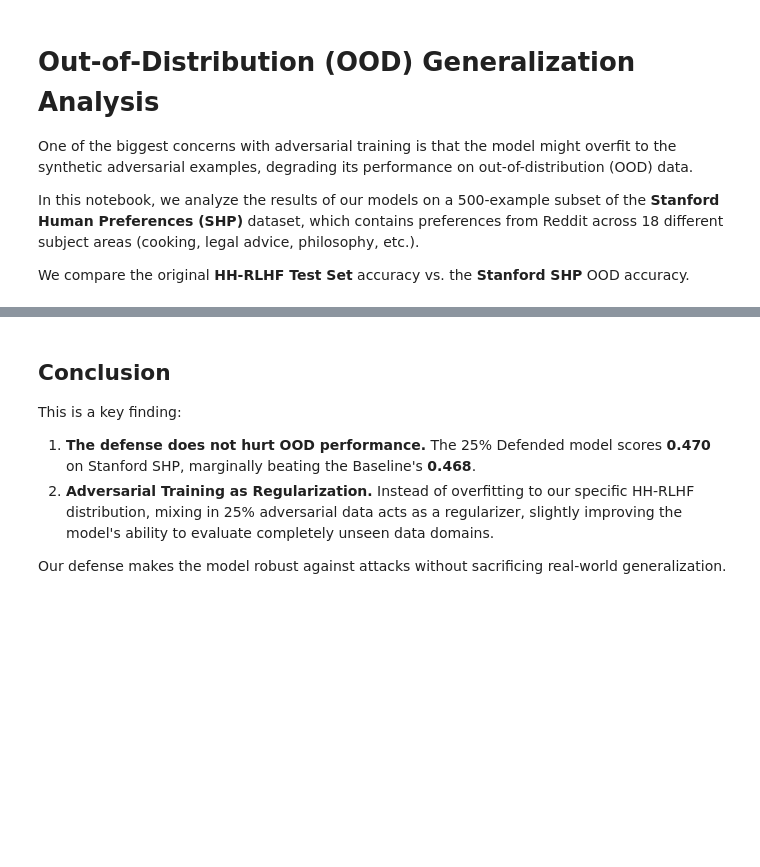
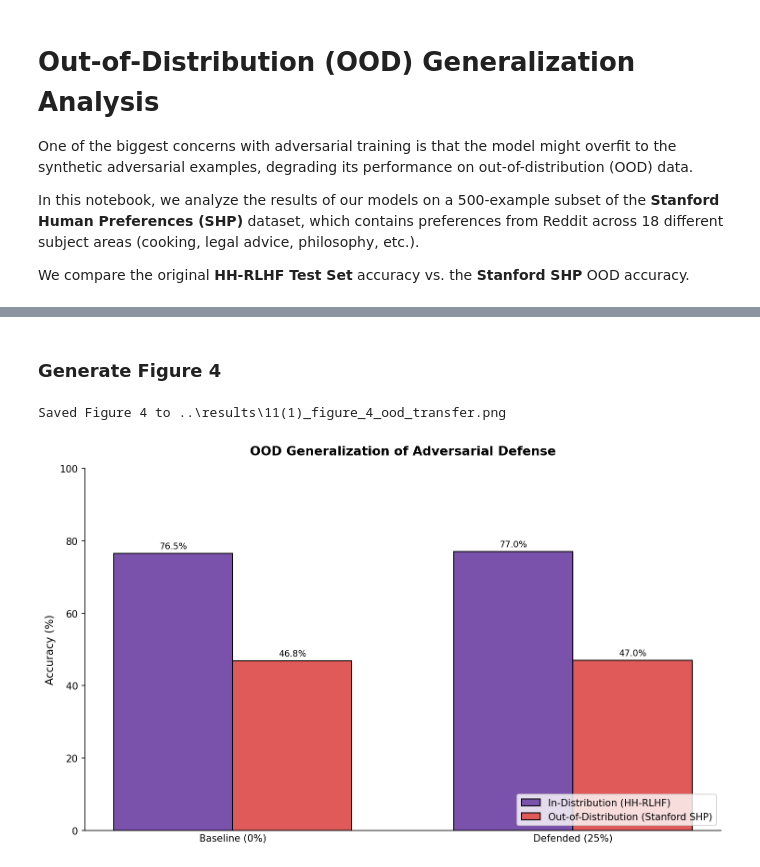
Before and after one commit to sakshi-kadian/sage, a Jupyter notebook: notebooks/11_ood_transfer.ipynb, the cells around one changed output, grey strips where cells are left out. Cells and saved outputs as stored; diff of their text form; code cells hidden in the pictures; blank space fills up the shorter version.

```diff
--- a/notebooks/11_ood_transfer.ipynb
+++ b/notebooks/11_ood_transfer.ipynb
@@ -19,24 +19,19 @@ plt.rcParams.update({
     'font.family': 'DejaVu Sans',
     'font.size': 10,
     'axes.titlesize': 13,
+    'axes.titleweight': 'bold',
+    'axes.titlepad': 14,
     'axes.labelsize': 11,
     'figure.dpi': 150,
 })
 
 os.makedirs('../results', exist_ok=True)
 # %%
-# Load OOD results produced by evaluate_ood.py
+# Load OOD results generated by src/evaluate_ood.py
 with open('../results/ood_results.json', 'r') as f:
     ood_data = json.load(f)
 
-# HH-RLHF clean test accuracy (from ablation results notebook)
-hh_rlhf_acc = {
-    'Baseline (0%)': 0.550,
-    '25% Defended': 0.560,
-}
-
-print('=== Performance Summary ===')
-for model in ['Baseline (0%)', '25% Defended']:
-    print(f"{model}:")
-    print(f"  In-Distribution (HH-RLHF): {hh_rlhf_acc[model]*100:.1f}%")
-    print(f"  Out-of-Distribution (SHP): {ood_data[model]*100:.1f}%")
+# Manually map the Clean Accuracy (ID) from Figure 3 / ablation_tradeoff.csv
+models = ['Baseline (0%)', 'Defended (25%)']
+id_accuracy = [76.5, 77.0]  # HH-RLHF accuracy
+ood_accuracy = [ood_data['Baseline (0%)'] * 100, ood_data['25% Defended'] * 100]
@@ -98,9 +38,45 @@ Saved Figure 4 to ..\results\11(1)_figure_4_ood_transfer.png
 # %% [markdown]
-## Conclusion
-
-This is a key finding:
-
-1. **The defense does not hurt OOD performance.** The 25% Defended model scores **0.470** on Stanford SHP, marginally beating the Baseline's **0.468**.
-2. **Adversarial Training as Regularization.** Instead of overfitting to our specific HH-RLHF distribution, mixing in 25% adversarial data acts as a regularizer, slightly improving the model's ability to evaluate completely unseen data domains.
-
-Our defense makes the model robust against attacks without sacrificing real-world generalization.
+### Generate Figure 4
+# %%
+x = np.arange(len(models))  # label locations
+width = 0.35  # width of the bars
+
+fig, ax = plt.subplots(figsize=(10, 6))
+
+rects1 = ax.bar(x - width/2, id_accuracy, width, label='In-Distribution (HH-RLHF)', color=COLOR_ID, edgecolor='black')
+rects2 = ax.bar(x + width/2, ood_accuracy, width, label='Out-of-Distribution (Stanford SHP)', color=COLOR_OOD, edgecolor='black')
+
+# Add text for labels, title and custom x-axis tick labels, etc.
+ax.set_ylabel('Accuracy (%)')
+ax.set_title('OOD Generalization of Adversarial Defense')
+ax.set_xticks(x)
+ax.set_xticklabels(models)
+ax.legend(loc='lower right')
+ax.set_ylim(0, 100)
+
+ax.spines[['top', 'right']].set_visible(False)
+
+# Disable tick marks on the bottom x-axis
+ax.tick_params(axis='x', length=0)
+
+def autolabel(rects):
+    """Attach a text label above each bar in *rects*, displaying its height."""
+    for rect in rects:
+        height = rect.get_height()
+        ax.annotate(f'{height:.1f}%',
+                    xy=(rect.get_x() + rect.get_width() / 2, height),
+                    xytext=(0, 3),  # 3 points vertical offset
+                    textcoords="offset points",
+                    ha='center', va='bottom', fontsize=9)
+
+autolabel(rects1)
+autolabel(rects2)
+
+fig.tight_layout()
+fig_path = os.path.join('..', 'results', '11(1)_figure_4_ood_transfer.png')
+plt.savefig(fig_path, dpi=300, bbox_inches='tight')
+print(f"Saved Figure 4 to {fig_path}")
+plt.show()
+# %% [output]
+Saved Figure 4 to ..\results\11(1)_figure_4_ood_transfer.png
+[figure, added]
```
Also changed, not shown: parts of 3 cells of this notebook, 11 other files.
